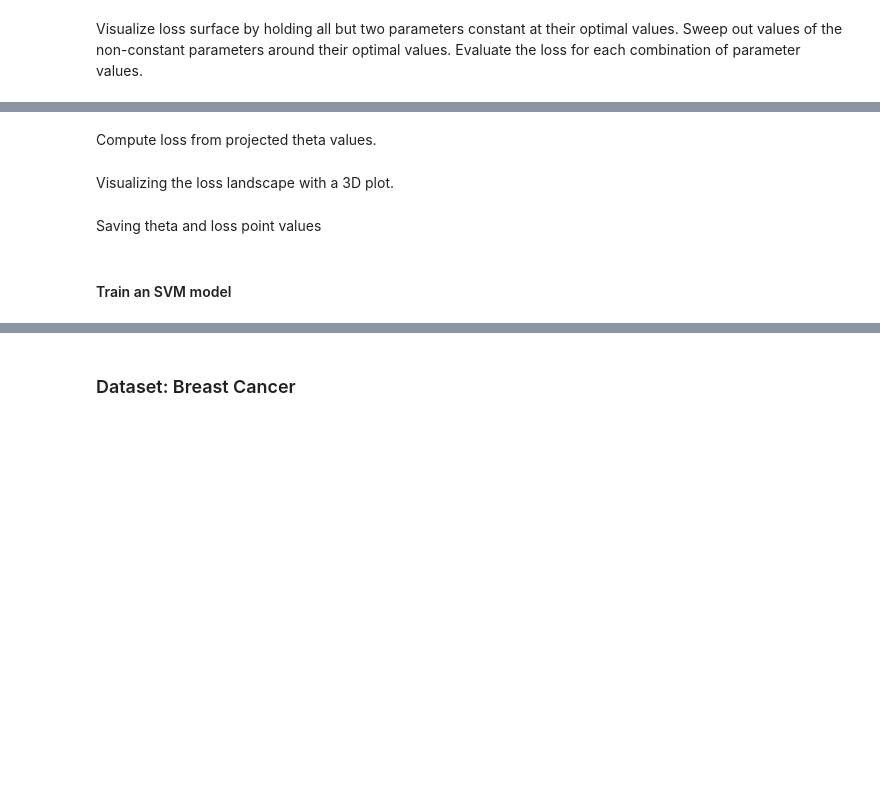
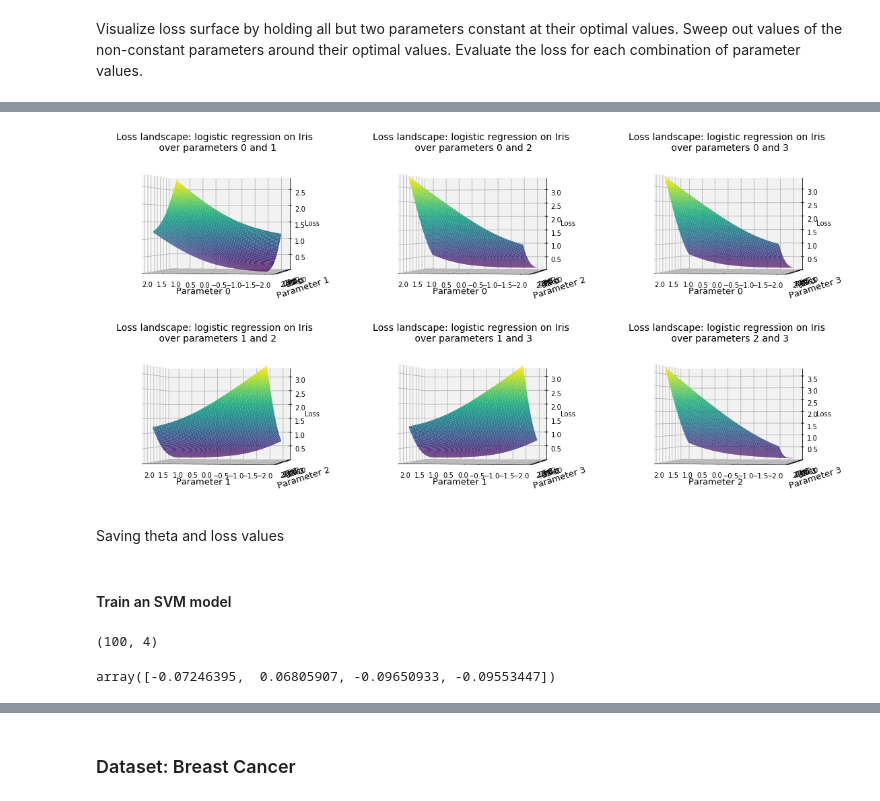
Before and after one commit to shouvikmani/art-ml-final, a Jupyter notebook: no_pca_loss_landscape.ipynb, the cells around one changed output, grey strips where cells are left out. Cells and saved outputs as stored; diff of their text form; code cells hidden in the pictures; blank space fills up the shorter version.

```diff
--- a/no_pca_loss_landscape.ipynb
+++ b/no_pca_loss_landscape.ipynb
@@ -227,8 +233,0 @@ Projecting the theta parameters down to 2 dimensions through PCA.
-# %%
-theta = (theta - theta.mean(axis=0)) / theta.std(axis=0)   # normalizing theta before PCA
-
-pca = PCA(n_components=2)
-theta_reduced = pca.fit_transform(theta)
-theta_reduced = pd.DataFrame(theta_reduced, columns=['theta_0', 'theta_1'])
-
-theta_reduced.head()
@@ -274,2 +233,0 @@ print(all_theta_points_projected)
-# %% [markdown]
-Compute loss from projected theta values.
@@ -285,16 +234,36 @@ loss
-# %% [markdown]
-Visualizing the loss landscape with a 3D plot.
-# %%
-from mpl_toolkits import mplot3d
-fig = plt.figure(figsize=(10,6))
-ax = plt.axes(projection='3d')
-
-ax.plot_surface(theta_0_points, theta_1_points, loss, cmap='viridis')
-ax.set_title('PCA loss landscape: logistic regression on Iris data',
-             fontsize=14)
-ax.set_xlabel('PC theta 0', fontsize=13)
-ax.set_ylabel('PC theta 1', fontsize=13)
-ax.set_zlabel('Loss \n(projected thetas)')
-ax.view_init(40, 220)
+# %%
+offset = 2
+count = 0
+fig = plt.figure(figsize=(16, 8))
+for i, j in itertools.combinations(range(4), 2):
+    # Sweep out values for parameters i and j (non-constant parameters)
+    theta_to_change_i = theta[i]
+    theta_to_change_i_sweep = np.linspace(start=(theta_to_change_i - offset),
+                                          stop=(theta_to_change_i + offset), num=100)
+    theta_to_change_j = theta[j]
+    theta_to_change_j_sweep = np.linspace(start=(theta_to_change_j - offset),
+                                          stop=(theta_to_change_j + offset), num=100)
+    # Create a meshgrid of non-constant parameters
+    theta_i_points, theta_j_points = np.meshgrid(theta_to_change_i_sweep, theta_to_change_j_sweep)
+    grid_rows, grid_cols = theta_i_points.shape
+    loss = np.zeros((grid_rows, grid_cols))
+    for l in range(grid_rows):
+        for m in range(grid_cols):
+            # Keep all other parameters constant, insert non-constant parameters i, j
+            theta_modified = np.copy(theta)
+            theta_modified[i] = theta_i_points[l][m]
+            theta_modified[j] = theta_j_points[l][m]
+            loss[l, m] = lr_model.loss(X, y, theta_modified)[0]   # Evaluate loss for parameter combination
+    ax = fig.add_subplot(2, 3, count+1, projection='3d')
+    ax.plot_surface(theta_i_points, theta_j_points, loss, cmap='viridis')
+    ax.set_title('Loss landscape: logistic regression on Iris \n over parameters {} and {}'.format(i, j), fontsize=14)
+    ax.set_xlabel('Parameter {}'.format(i), fontsize=13)
+    ax.set_ylabel('Parameter {}'.format(j), fontsize=13)
+    ax.set_zlabel('Loss')
+    ax.view_init(0, 100)
+    count += 1
+plt.tight_layout()
+# %% [output]
+[figure, added]
 # %% [markdown]
-Saving theta and loss point values
+Saving theta and loss values
@@ -309,4 +297,10 @@ df.head()
 #### Train an SVM model
 # %%
 svm_model = SVM()
-theta, loss, err = svm_model.gradient_descent(X, y, 0.1, 10)
+theta, loss, err = svm_model.gradient_descent(X, y, 0.1, 100)
+print(theta.shape)
+theta = theta[-1]   # chose best theta
+theta
+# %% [output]
+(100, 4)
+array([-0.07246395,  0.06805907, -0.09650933, -0.09553447])
```
Also changed, not shown: parts of 84 cells of this notebook.
